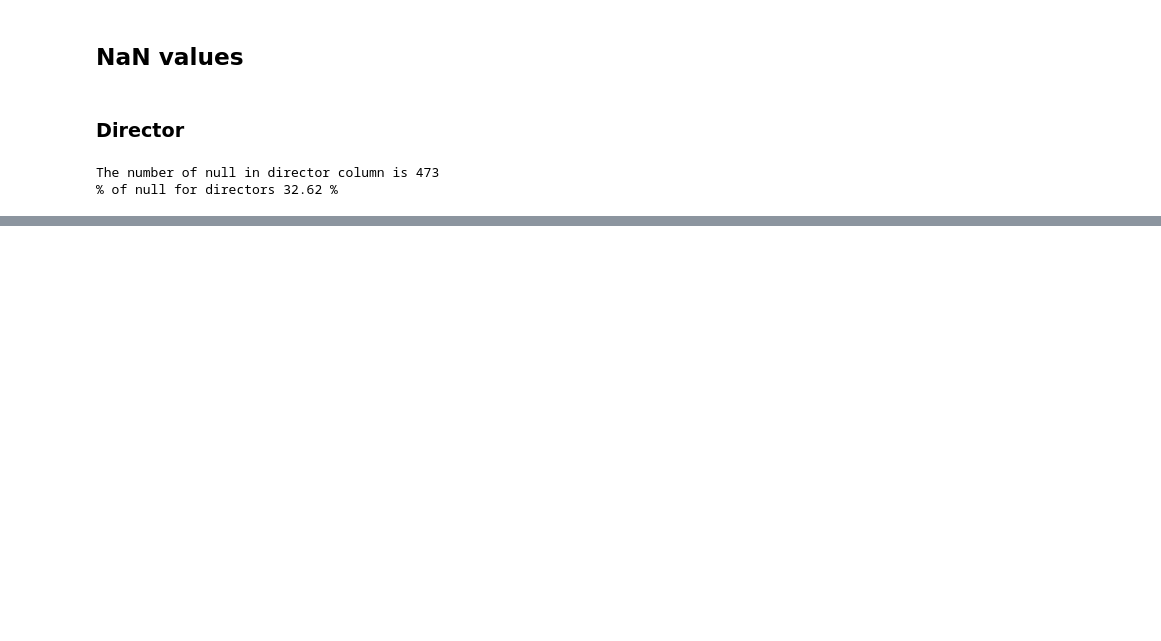
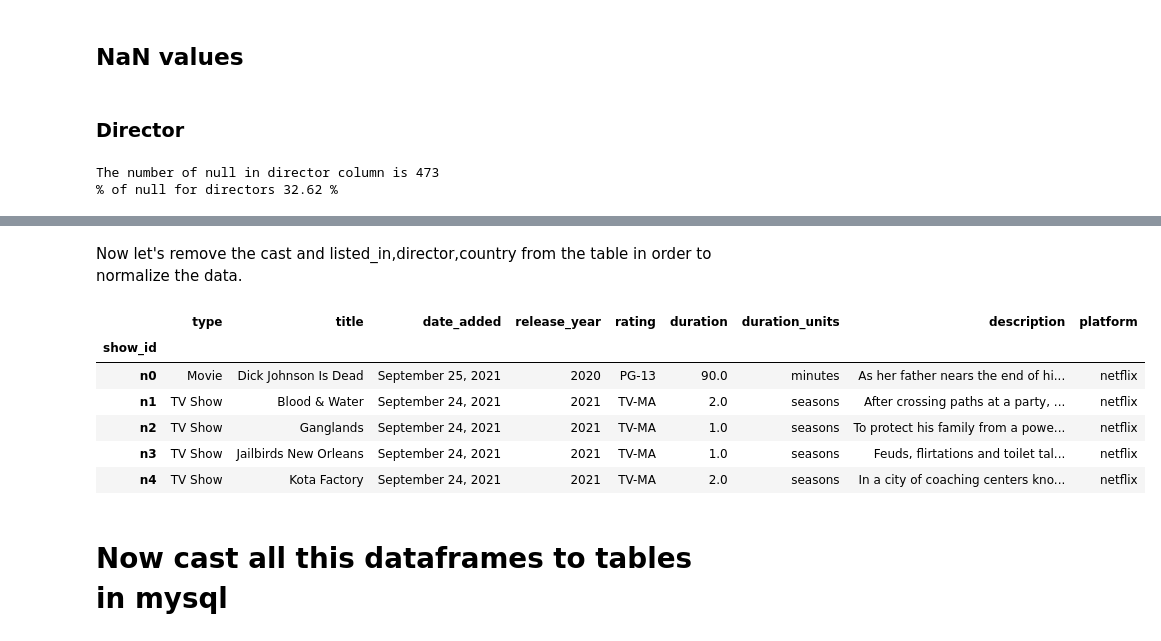
Before and after one commit to NQuiros12/rockingdata, a Jupyter notebook: code/main.ipynb, the cells around one changed output, grey strips where cells are left out. Cells and saved outputs as stored; diff of their text form; code cells hidden in the pictures; blank space fills up the shorter version.

```diff
--- a/code/main.ipynb
+++ b/code/main.ipynb
@@ -185,0 +244,3 @@ disney_pl[disney_pl.date_added.isnull() | disney_pl.rating.isnull()].shape[0]
+# %%
+titles_df = pd.concat([netflix, disney_pl],ignore_index=True)
+titles_df.info()
@@ -185,0 +268,12 @@ disney_pl[disney_pl.date_added.isnull() | disney_pl.rating.isnull()].shape[0]
+# %%
+# Split a string column
+titles_df[["duration", "duration_units"]] = titles_df.duration.str.split(" ", expand=True)
+titles_df["duration_units"] =["minutes" if x == "Movie" else "seasons" for x in titles_df["type"]]
+
+titles_df.duration.fillna("0")
+titles_df["duration"] = titles_df.duration.astype("float64")
+titles_df = titles_df.reindex(columns=['show_id', 'type', 'title',
+                                   'director', 'cast', 'country',
+                                   'date_added', 'release_year', 'rating',
+                                   'duration', 'duration_units', 'listed_in',
+                                   'description', 'platform'])
@@ -185,0 +353,16 @@ disney_pl[disney_pl.date_added.isnull() | disney_pl.rating.isnull()].shape[0]
+# %% [markdown]
+Now let's remove the cast and listed_in,director,country from the table in order to normalize the data.
+# %%
+shows = titles_df.drop(columns=["cast","listed_in","director","country"])
+shows.set_index("show_id",inplace=True)
+shows.head()
+# %% [output]
+|  | type | title | date_added | release_year | rating | duration | duration_units | description | platform |
+| show_id |  |  |  |  |  |  |  |  |  |
+| n0 | Movie | Dick Johnson Is Dead | September 25, 2021 | 2020 | PG-13 | 90.0 | minutes | As her father nears the end of hi... | netflix |
+| n1 | TV Show | Blood & Water | September 24, 2021 | 2021 | TV-MA | 2.0 | seasons | After crossing paths at a party, ... | netflix |
+| n2 | TV Show | Ganglands | September 24, 2021 | 2021 | TV-MA | 1.0 | seasons | To protect his family from a powe... | netflix |
+| n3 | TV Show | Jailbirds New Orleans | September 24, 2021 | 2021 | TV-MA | 1.0 | seasons | Feuds, flirtations and toilet tal... | netflix |
+| n4 | TV Show | Kota Factory | September 24, 2021 | 2021 | TV-MA | 2.0 | seasons | In a city of coaching centers kno... | netflix |
+# %% [markdown]
+# Now cast all this dataframes to tables in mysql
```
Also changed, not shown: parts of 71 cells of this notebook, 2 other files.
